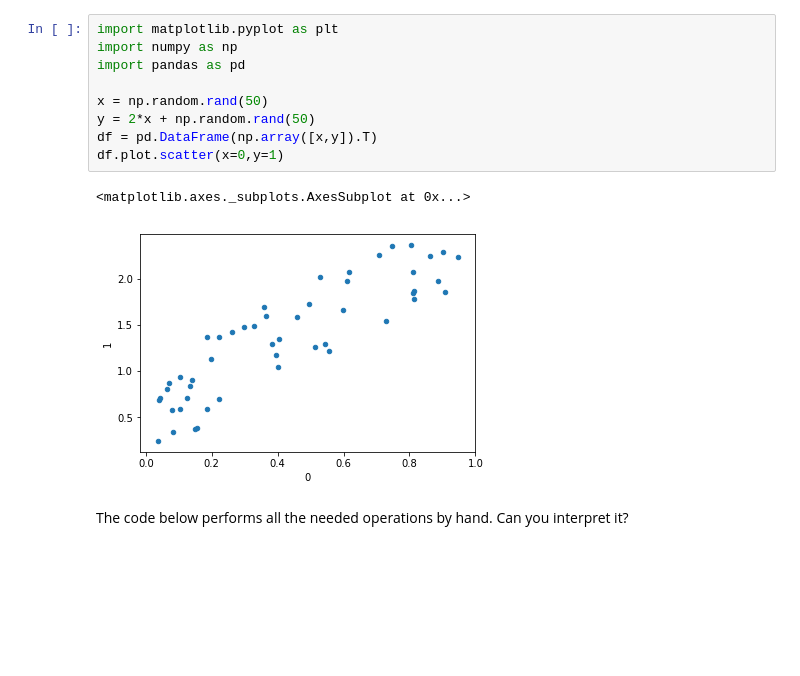
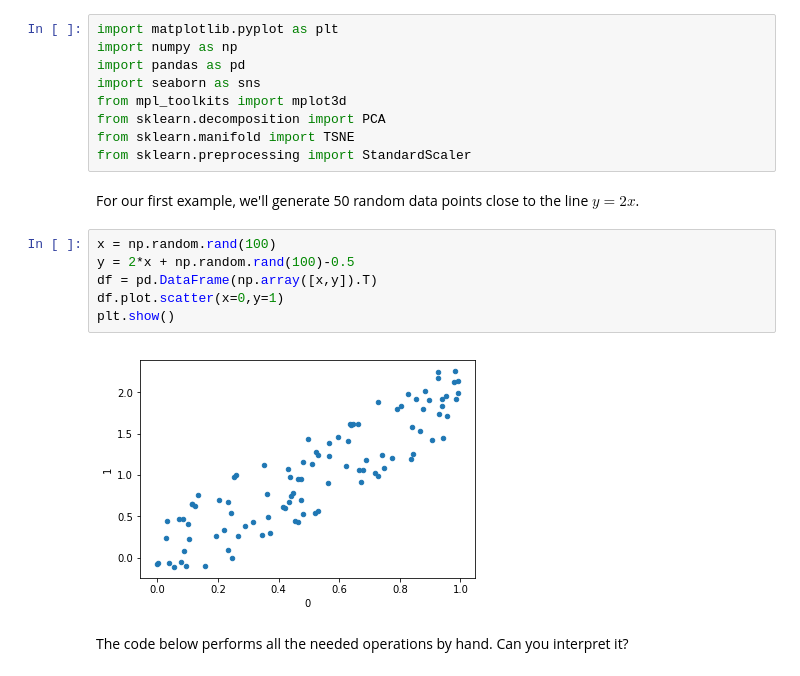
Before and after one commit to UBDS-3/ML_projects_tasks, a Jupyter notebook: day-2-dimesionality-reduction.ipynb, the cells around one changed output. Drawn from its saved outputs; the diff is of its cells as text; blank space fills up the shorter version.

```diff
--- a/day-2-dimesionality-reduction.ipynb
+++ b/day-2-dimesionality-reduction.ipynb
@@ -34,14 +35,21 @@ For our first example, we'll generate 50 random data points close to the line $y
+# %%
+import matplotlib.pyplot as plt
+import numpy as np
+import pandas as pd
+import seaborn as sns
+from mpl_toolkits import mplot3d
+from sklearn.decomposition import PCA
+from sklearn.manifold import TSNE
+from sklearn.preprocessing import StandardScaler
+# %% [markdown]
+For our first example, we'll generate 50 random data points close to the line $y=2x$.
 # %%
-import matplotlib.pyplot as plt
-import numpy as np
-import pandas as pd
-
-x = np.random.rand(50)
-y = 2*x + np.random.rand(50)
+x = np.random.rand(100)
+y = 2*x + np.random.rand(100)-0.5
 df = pd.DataFrame(np.array([x,y]).T)
 df.plot.scatter(x=0,y=1)
+plt.show()
 # %% [output]
-<matplotlib.axes._subplots.AxesSubplot at 0x...>
-[figure, old version]
+[figure, new version]
 # %% [markdown]
 The code below performs all the needed operations by hand. Can you interpret it?
```
Also changed, not shown: parts of 40 cells of this notebook.
